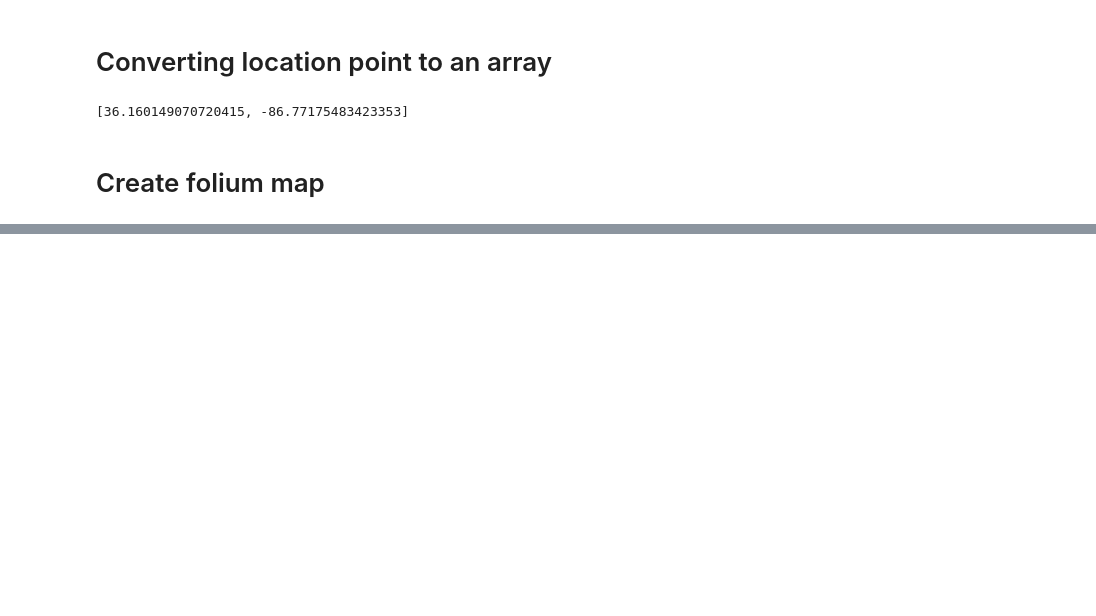
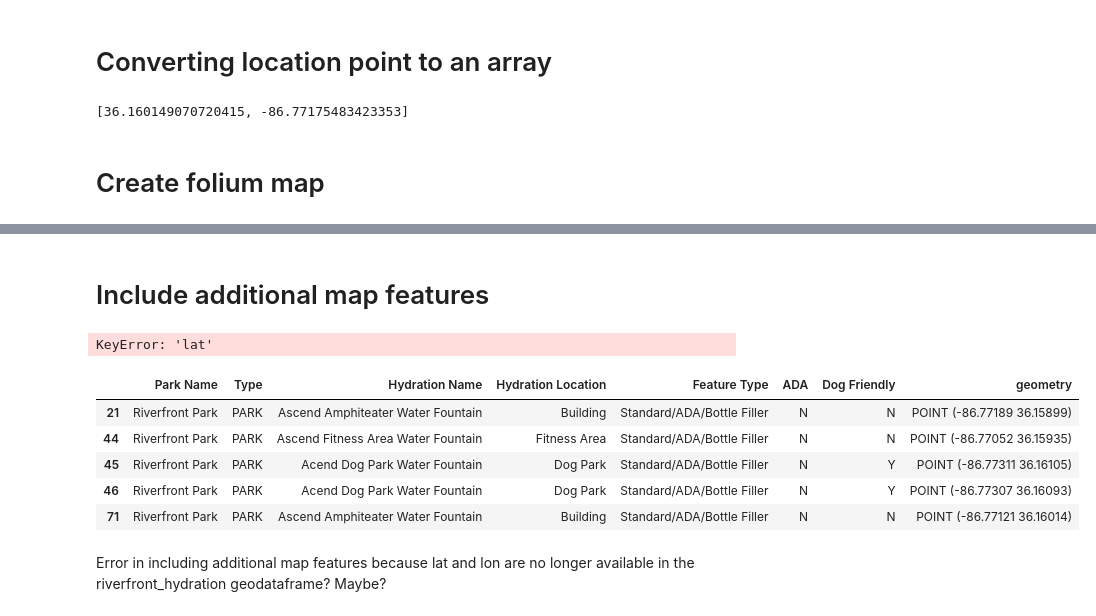
Before and after one commit to NSS-Data-Analytics-Cohort-6/geospatial-python-project-caitbrown12, a Jupyter notebook: notebooks/geospatial_miniproject_hydration.ipynb, the cells around one changed output, grey strips where cells are left out. Cells and saved outputs as stored; diff of their text form; code cells hidden in the pictures; blank space fills up the shorter version.

```diff
--- a/notebooks/geospatial_miniproject_hydration.ipynb
+++ b/notebooks/geospatial_miniproject_hydration.ipynb
@@ -240,0 +269,33 @@ Use itterrows()
+# %% [markdown]
+# Include additional map features
+# %%
+map_riverfront = folium.Map(location = area_center, zoom_start = 16)
+
+folium.GeoJson(polygonriverfront).add_to(map_riverfront)
+
+for row_index, row_values in riverfront_hydration.iterrows():
+    loc = [row_values['lat'], row_values['lon']]
+    pop = str(row_values['Park Name'])
+    icon = folium.Icon(color='blue', icon='tint', prefix='fa')
+
+    marker = folium.Marker(
+        location = loc,
+        popup = pop, icon = icon)
+
+    marker.add_to(map_riverfront)
+map_riverfront.save('../maps/map_riverfront.html')
+
+map_riverfront
+# %% [output]
+KeyError: 'lat'
+# %%
+riverfront_hydration.head()
+# %% [output]
+|  | Park Name | Type | Hydration Name | Hydration Location | Feature Type | ADA | Dog Friendly | geometry |
+| 21 | Riverfront Park | PARK | Ascend Amphiteater Water Fountain | Building | Standard/ADA/Bottle Filler | N | N | POINT (-86.77189 36.15899) |
+| 44 | Riverfront Park | PARK | Ascend Fitness Area Water Fountain | Fitness Area | Standard/ADA/Bottle Filler | N | N | POINT (-86.77052 36.15935) |
+| 45 | Riverfront Park | PARK | Acend Dog Park Water Fountain | Dog Park | Standard/ADA/Bottle Filler | N | Y | POINT (-86.77311 36.16105) |
+| 46 | Riverfront Park | PARK | Acend Dog Park Water Fountain | Dog Park | Standard/ADA/Bottle Filler | N | Y | POINT (-86.77307 36.16093) |
+| 71 | Riverfront Park | PARK | Ascend Amphiteater Water Fountain | Building | Standard/ADA/Bottle Filler | N | N | POINT (-86.77121 36.16014) |
+# %% [markdown]
+Error in including additional map features because lat and lon are no longer available in the riverfront_hydration geodataframe? Maybe?
```
Also changed, not shown: parts of 2 cells of this notebook.
